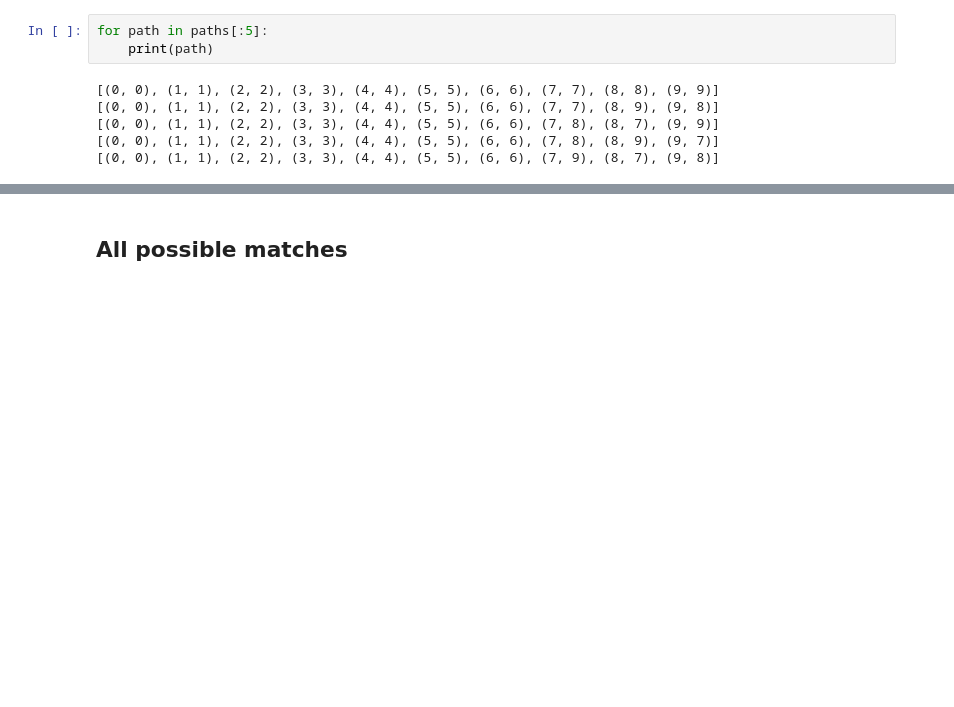
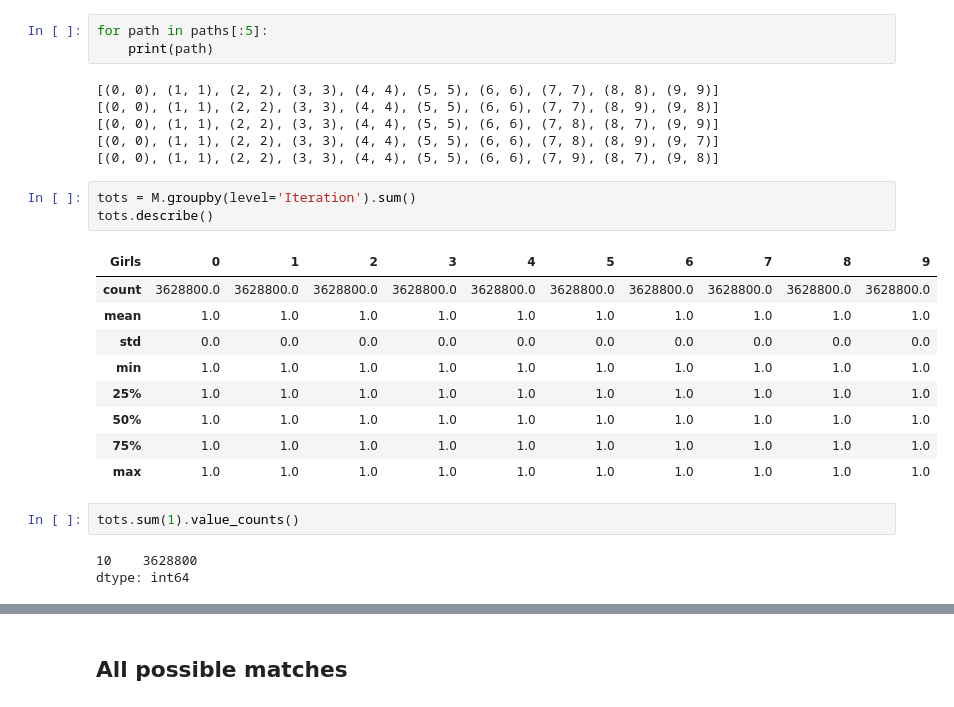
Before and after one commit to dgoodman1/are_you_the_one, a Jupyter notebook: Are You the One Modeling.ipynb, the cells around one changed output, grey strips where cells are left out. Saved outputs shown, nothing was run; the diff lists cells and outputs as text; blank space fills up the shorter version.

```diff
--- a/Are You the One Modeling.ipynb
+++ b/Are You the One Modeling.ipynb
@@ -39,3 +121,21 @@ for path in paths[:5]:
 [(0, 0), (1, 1), (2, 2), (3, 3), (4, 4), (5, 5), (6, 6), (7, 8), (8, 7), (9, 9)]
 [(0, 0), (1, 1), (2, 2), (3, 3), (4, 4), (5, 5), (6, 6), (7, 8), (8, 9), (9, 7)]
 [(0, 0), (1, 1), (2, 2), (3, 3), (4, 4), (5, 5), (6, 6), (7, 9), (8, 7), (9, 8)]
+# %%
+tots = M.groupby(level='Iteration').sum()
+tots.describe()
+# %% [output]
+| Girls | 0 | 1 | 2 | 3 | 4 | 5 | 6 | 7 | 8 | 9 |
+| count | 3628800.0 | 3628800.0 | 3628800.0 | 3628800.0 | 3628800.0 | 3628800.0 | 3628800.0 | 3628800.0 | 3628800.0 | 3628800.0 |
+| mean | 1.0 | 1.0 | 1.0 | 1.0 | 1.0 | 1.0 | 1.0 | 1.0 | 1.0 | 1.0 |
+| std | 0.0 | 0.0 | 0.0 | 0.0 | 0.0 | 0.0 | 0.0 | 0.0 | 0.0 | 0.0 |
+| min | 1.0 | 1.0 | 1.0 | 1.0 | 1.0 | 1.0 | 1.0 | 1.0 | 1.0 | 1.0 |
+| 25% | 1.0 | 1.0 | 1.0 | 1.0 | 1.0 | 1.0 | 1.0 | 1.0 | 1.0 | 1.0 |
+| 50% | 1.0 | 1.0 | 1.0 | 1.0 | 1.0 | 1.0 | 1.0 | 1.0 | 1.0 | 1.0 |
+| 75% | 1.0 | 1.0 | 1.0 | 1.0 | 1.0 | 1.0 | 1.0 | 1.0 | 1.0 | 1.0 |
+| max | 1.0 | 1.0 | 1.0 | 1.0 | 1.0 | 1.0 | 1.0 | 1.0 | 1.0 | 1.0 |
+# %%
+tots.sum(1).value_counts()
+# %% [output]
+10    3628800
+dtype: int64
```
Also changed, not shown: parts of 21 cells of this notebook.
